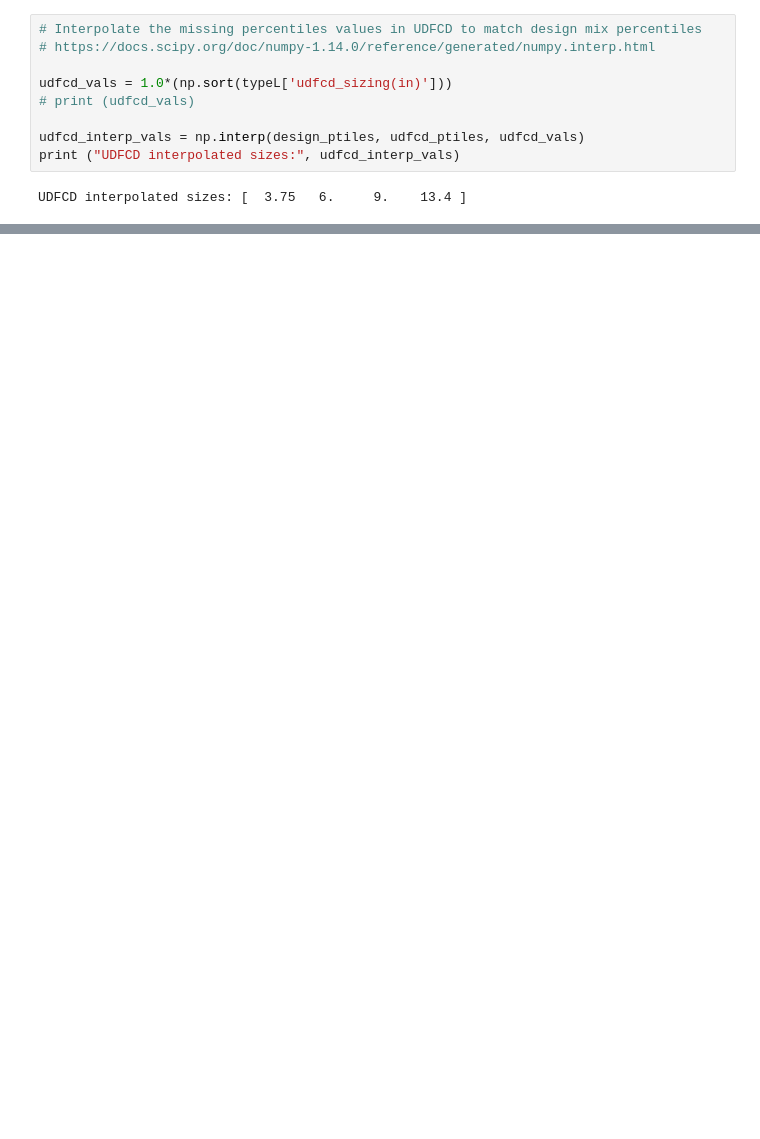
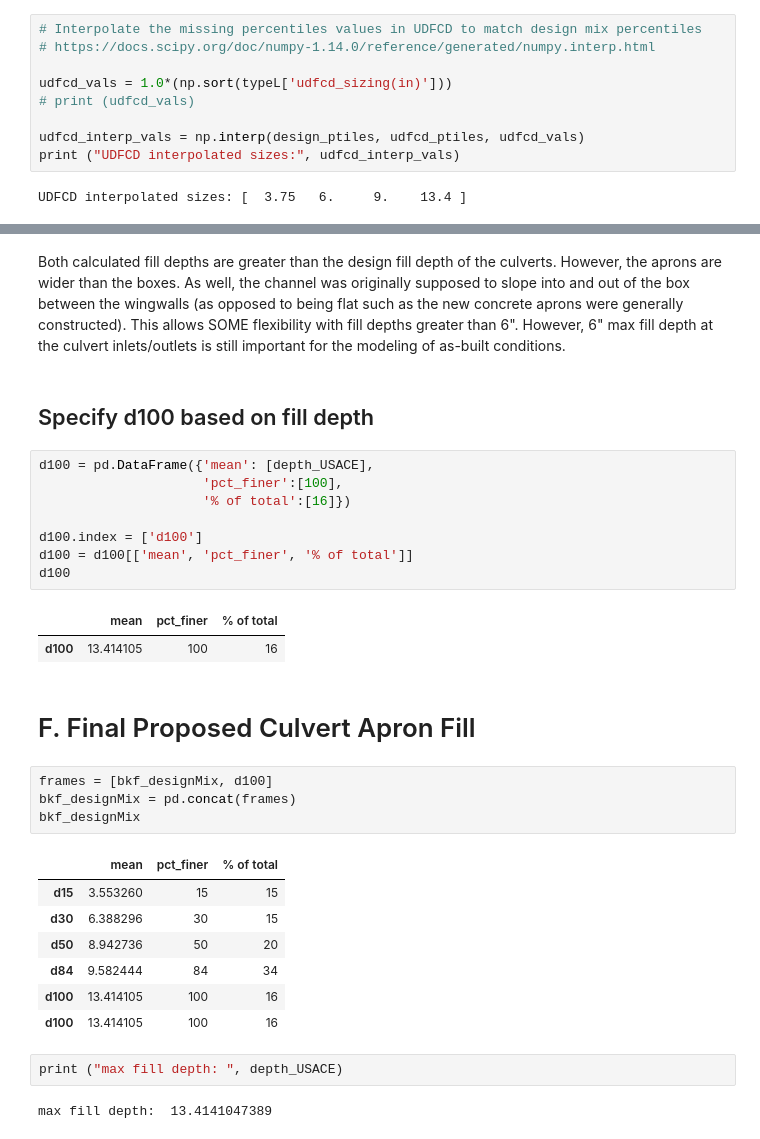
Before and after one commit to indielyt/Python_Hydraulics, a Jupyter notebook: GoldRun_CulvertFillAnalysis.ipynb, the cells around one changed output, grey strips where cells are left out. Saved outputs shown, nothing was run; the diff lists cells and outputs as text; blank space fills up the shorter version.

```diff
--- a/GoldRun_CulvertFillAnalysis.ipynb
+++ b/GoldRun_CulvertFillAnalysis.ipynb
@@ -668,0 +701,33 @@ sm.qqplot_2samples(pp_x, pp_y, line='r')
+# %% [markdown]
+Both calculated fill depths are greater than the design fill depth of the culverts.  However, the aprons are wider than the boxes.  As well, the channel was originally supposed to slope into and out of the box between the wingwalls (as opposed to being flat such as the new concrete aprons were generally constructed). This allows SOME flexibility with fill depths greater than 6".  However, 6" max fill depth at the culvert inlets/outlets is still important for the modeling of as-built conditions.
+# %% [markdown]
+## Specify d100 based on fill depth
+# %%
+d100 = pd.DataFrame({'mean': [depth_USACE],
+                     'pct_finer':[100],
+                     '% of total':[16]})
+
+d100.index = ['d100']
+d100 = d100[['mean', 'pct_finer', '% of total']]
+d100
+# %% [output]
+|  | mean | pct_finer | % of total |
+| d100 | 13.414105 | 100 | 16 |
+# %% [markdown]
+# F. Final Proposed Culvert Apron Fill
+# %%
+frames = [bkf_designMix, d100]
+bkf_designMix = pd.concat(frames)
+bkf_designMix
+# %% [output]
+|  | mean | pct_finer | % of total |
+| d15 | 3.553260 | 15 | 15 |
+| d30 | 6.388296 | 30 | 15 |
+| d50 | 8.942736 | 50 | 20 |
+| d84 | 9.582444 | 84 | 34 |
+| d100 | 13.414105 | 100 | 16 |
+| d100 | 13.414105 | 100 | 16 |
+# %%
+print ("max fill depth: ", depth_USACE)
+# %% [output]
+max fill depth:  13.4141047389
```
Also changed, not shown: parts of 36 cells of this notebook.
